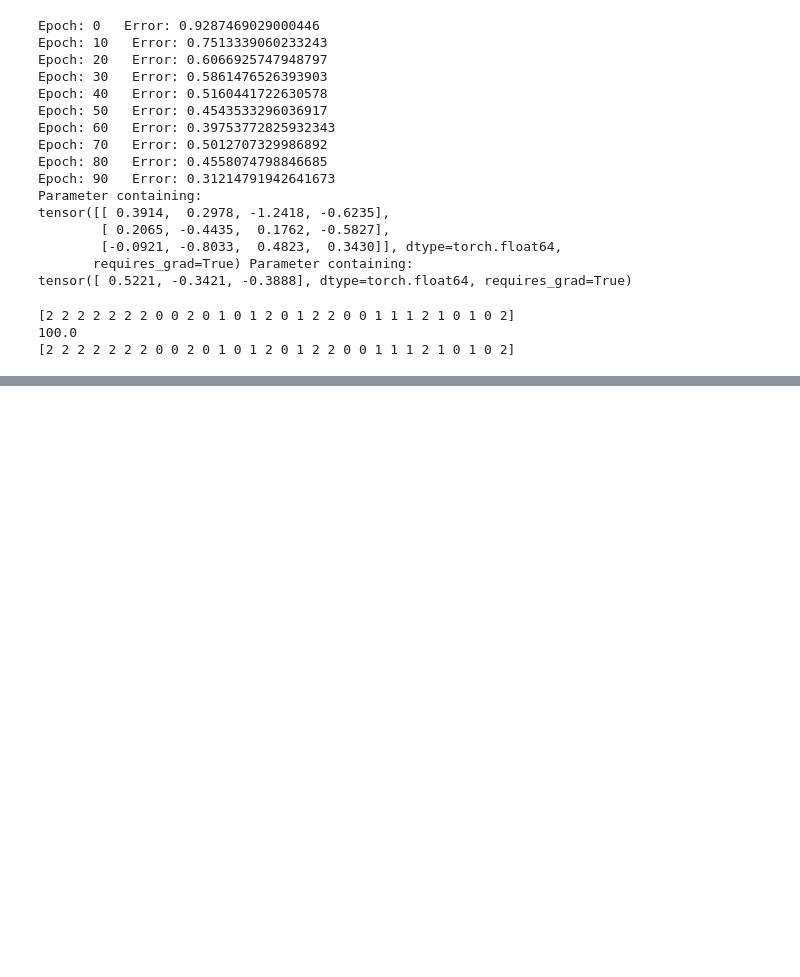
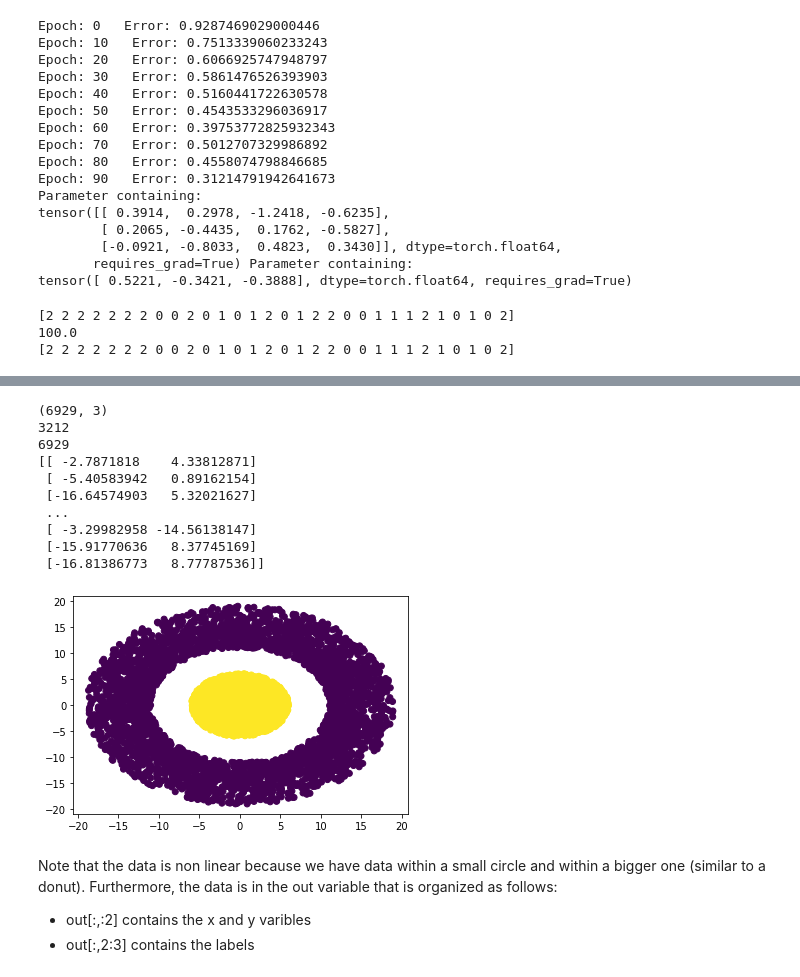
Before and after one commit to ricard1997/Pytorch_essentials, a Jupyter notebook: Toy_models.ipynb, the cells around one changed output, grey strips where cells are left out. Cells and saved outputs as stored; diff of their text form; code cells hidden in the pictures; blank space fills up the shorter version.

```diff
--- a/Toy_models.ipynb
+++ b/Toy_models.ipynb
@@ -438,0 +444,48 @@ with torch.no_grad():
+# %%
+# GENERATION NON-LINEAR DATA
+
+import torch as torch
+import matplotlib.pyplot as plt
+import numpy as np
+
+
+n_data = 100
+
+x = np.random.normal(0, 5, 10000)
+y = np.random.normal(0, 5, 10000)
+
+x_1 = np.random.normal(0, 10, 10000)
+y_1 = np.random.normal(0, 10, 10000)
+out = []
+for i in range(len(x_1)):
+  if x_1[i]**2 + y_1[i]**2 >= 121 and x_1[i]**2 + y_1[i]**2 <= 361:
+    out.append([x_1[i], y_1[i], 0])
+  elif x[i]**2 + y[i]**2 <= 36:
+    out.append([x[i], y[i], 1])
+
+out = np.array(out)
+print(out.shape)
+#plt.scatter(x,y)
+#plt.scatter(x_1,y_1)
+plt.scatter(out[:,0], out[:,1], c = out[:,2])
+print(np.count_nonzero(out[:,2]))
+print(len(out[:,2]))
+print(out[:, :2])
+#print(lab)
+# %% [output]
+(6929, 3)
+3212
+6929
+[[ -2.7871818    4.33812871]
+ [ -5.40583942   0.89162154]
+ [-16.64574903   5.32021627]
+ ...
+ [ -3.29982958 -14.56138147]
+ [-15.91770636   8.37745169]
+ [-16.81386773   8.77787536]]
+[figure, added]
+# %% [markdown]
+Note that the data is non linear because we have data within a small circle and within a bigger one (similar to a donut). Furthermore, the data is in the out variable that is organized as follows:
+
+- out[:,:2] contains the x and y varibles
+- out[:,2:3] contains the labels
```
Also changed, not shown: parts of 5 cells of this notebook.
